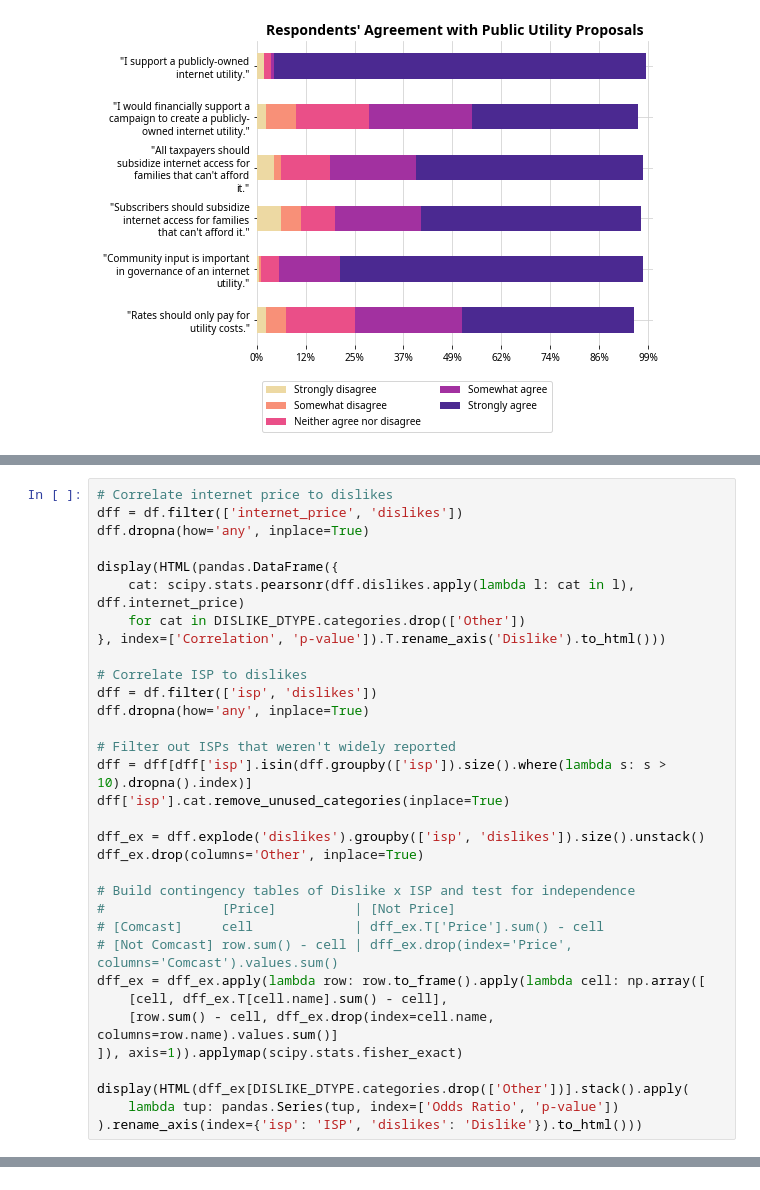
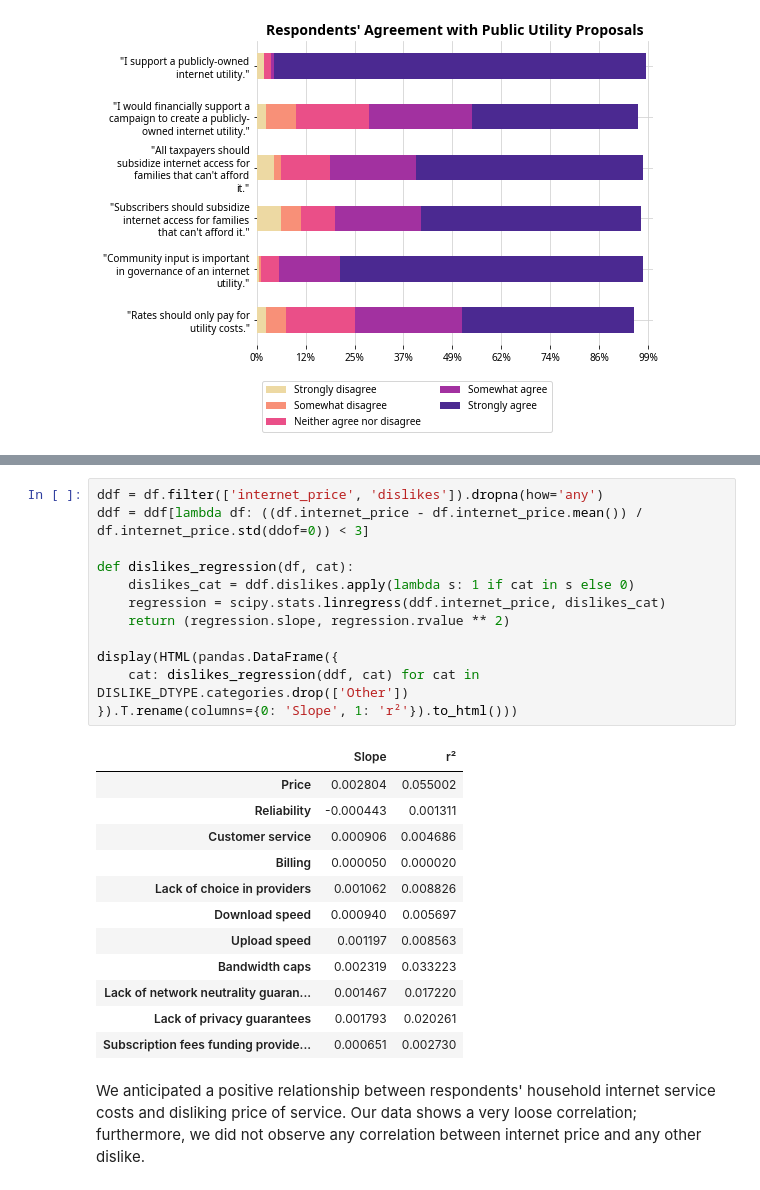
Before and after one commit to municipalbroadband/reports, a Jupyter notebook: mbpdx/2020-02-community-engagement/report.ipynb, the cells around one changed output, grey strips where cells are left out. Drawn from its saved outputs; the diff is of its cells as text.

Commit message:
Update analysis of relationship to remove inferences due to bias

```diff
--- a/mbpdx/2020-02-community-engagement/report.ipynb
+++ b/mbpdx/2020-02-community-engagement/report.ipynb
@@ -221,36 +218,3 @@ for group, label in {'source': 'Survey Source', 'isp': 'ISP'}.items():
 # %% [output]
 [figure]
 [figure]
-# %%
-# Correlate internet price to dislikes
-dff = df.filter(['internet_price', 'dislikes'])
-dff.dropna(how='any', inplace=True)
-
-display(HTML(pandas.DataFrame({
-    cat: scipy.stats.pearsonr(dff.dislikes.apply(lambda l: cat in l), dff.internet_price)
-    for cat in DISLIKE_DTYPE.categories.drop(['Other'])
-}, index=['Correlation', 'p-value']).T.rename_axis('Dislike').to_html()))
-
-# Correlate ISP to dislikes
-dff = df.filter(['isp', 'dislikes'])
-dff.dropna(how='any', inplace=True)
-
-# Filter out ISPs that weren't widely reported
-dff = dff[dff['isp'].isin(dff.groupby(['isp']).size().where(lambda s: s > 10).dropna().index)]
-dff['isp'].cat.remove_unused_categories(inplace=True)
-
-dff_ex = dff.explode('dislikes').groupby(['isp', 'dislikes']).size().unstack()
-dff_ex.drop(columns='Other', inplace=True)
-
-# Build contingency tables of Dislike x ISP and test for independence
-#               [Price]          | [Not Price]
-# [Comcast]     cell             | dff_ex.T['Price'].sum() - cell
-# [Not Comcast] row.sum() - cell | dff_ex.drop(index='Price', columns='Comcast').values.sum()
-dff_ex = dff_ex.apply(lambda row: row.to_frame().apply(lambda cell: np.array([
-    [cell, dff_ex.T[cell.name].sum() - cell],
-    [row.sum() - cell, dff_ex.drop(index=cell.name, columns=row.name).values.sum()]
-]), axis=1)).applymap(scipy.stats.fisher_exact)
-
-display(HTML(dff_ex[DISLIKE_DTYPE.categories.drop(['Other'])].stack().apply(
-    lambda tup: pandas.Series(tup, index=['Odds Ratio', 'p-value'])
-).rename_axis(index={'isp': 'ISP', 'dislikes': 'Dislike'}).to_html()))
@@ -290,0 +221,27 @@ We anticipated correlation between respondents' internet plan costs and dislikin
+# %%
+ddf = df.filter(['internet_price', 'dislikes']).dropna(how='any')
+ddf = ddf[lambda df: ((df.internet_price - df.internet_price.mean()) / df.internet_price.std(ddof=0)) < 3]
+
+def dislikes_regression(df, cat):
+    dislikes_cat = ddf.dislikes.apply(lambda s: 1 if cat in s else 0)
+    regression = scipy.stats.linregress(ddf.internet_price, dislikes_cat)
+    return (regression.slope, regression.rvalue ** 2)
+
+display(HTML(pandas.DataFrame({
+    cat: dislikes_regression(ddf, cat) for cat in DISLIKE_DTYPE.categories.drop(['Other'])
+}).T.rename(columns={0: 'Slope', 1: 'r²'}).to_html()))
+# %% [output]
+|  | Slope | r² |
+| Price | 0.002804 | 0.055002 |
+| Reliability | -0.000443 | 0.001311 |
+| Customer service | 0.000906 | 0.004686 |
+| Billing | 0.000050 | 0.000020 |
+| Lack of choice in providers | 0.001062 | 0.008826 |
+| Download speed | 0.000940 | 0.005697 |
+| Upload speed | 0.001197 | 0.008563 |
+| Bandwidth caps | 0.002319 | 0.033223 |
+| Lack of network neutrality guaran... | 0.001467 | 0.017220 |
+| Lack of privacy guarantees | 0.001793 | 0.020261 |
+| Subscription fees funding provide... | 0.000651 | 0.002730 |
+# %% [markdown]
+We anticipated a positive relationship between respondents' household internet service costs and disliking price of service. Our data shows a very loose correlation; furthermore, we did not observe any correlation between internet price and any other dislike.
```
Also changed, not shown: parts of 4 cells of this notebook, 1 other file.
